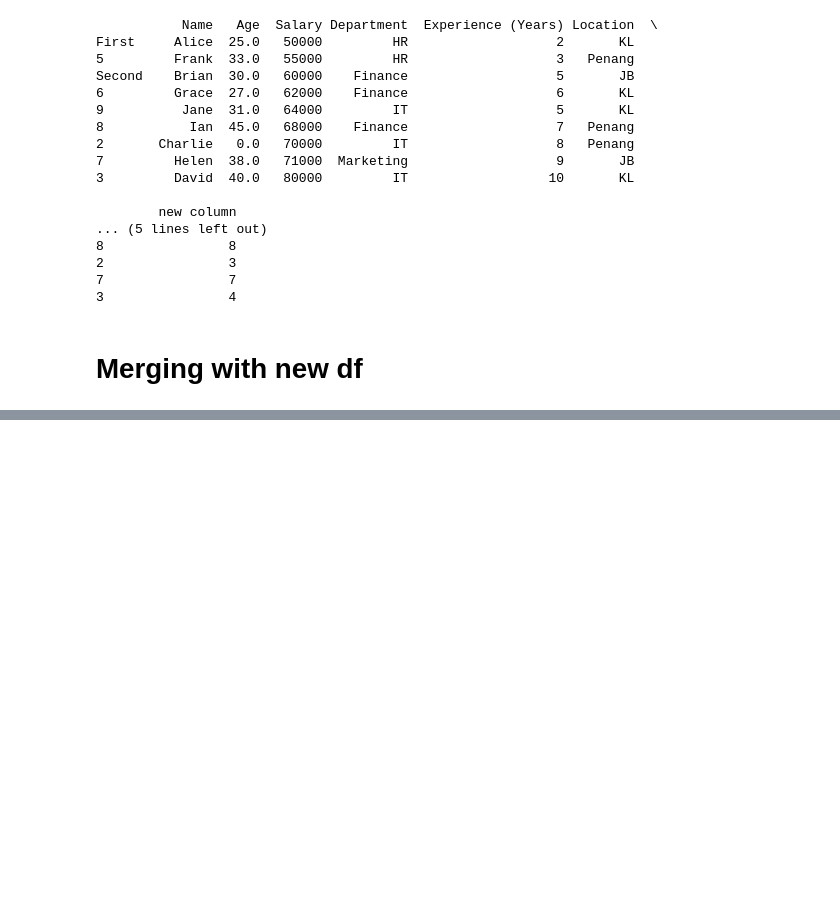
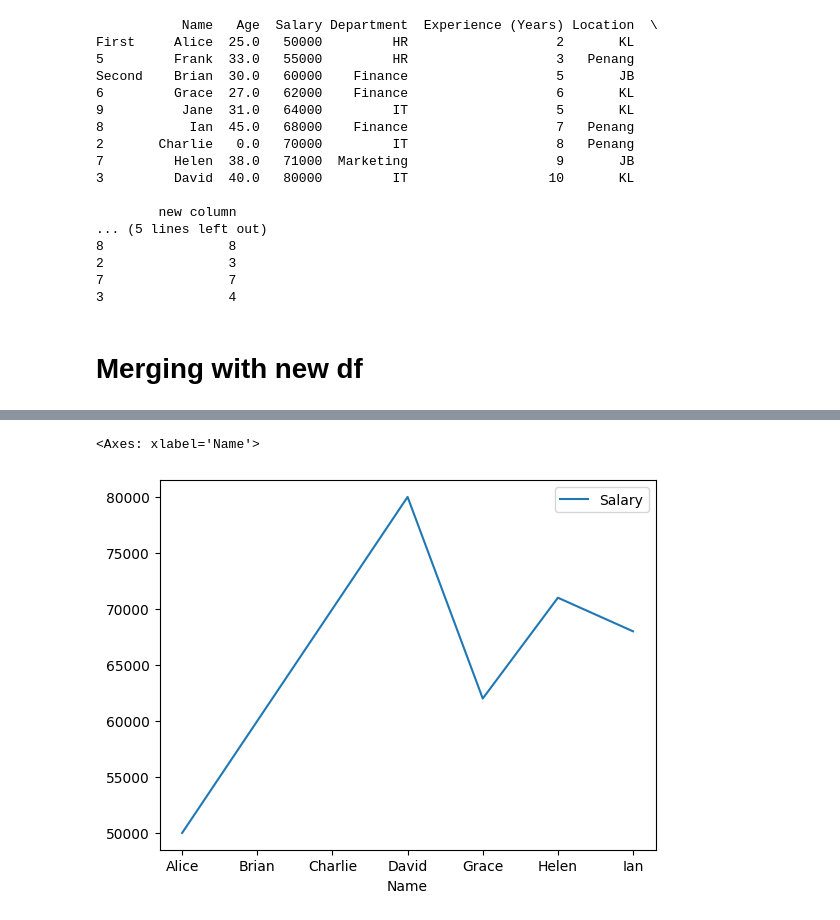
Before and after one commit to ngzhiwei517/NLP, a Jupyter notebook: Data_Preprocessing.ipynb, the cells around one changed output, grey strips where cells are left out. Cells and saved outputs as stored; diff of their text form; code cells hidden in the pictures; blank space fills up the shorter version.

```diff
--- a/Data_Preprocessing.ipynb
+++ b/Data_Preprocessing.ipynb
@@ -356,0 +380,5 @@ print(new_df)
+# %%
+new_df.plot(x="Name",y="Salary")
+# %% [output]
+<Axes: xlabel='Name'>
+[figure, added]
```
Also changed, not shown: parts of 8 cells of this notebook.
